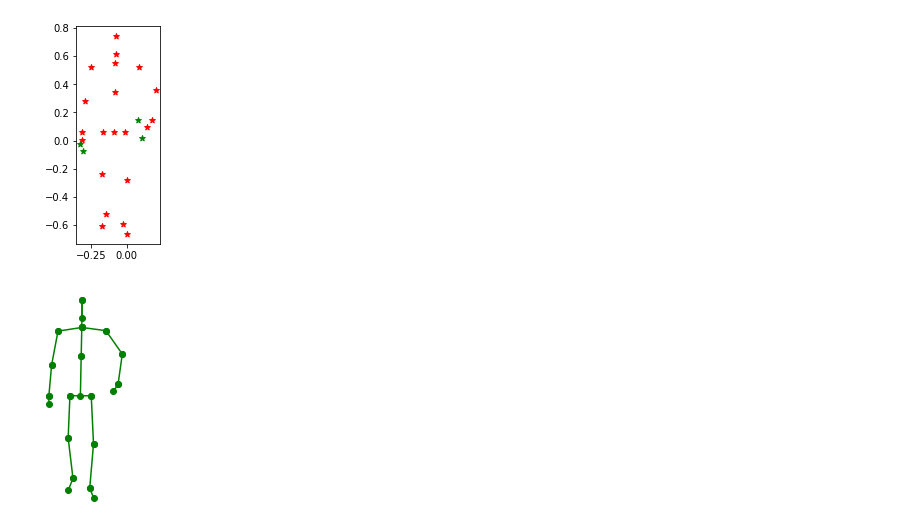
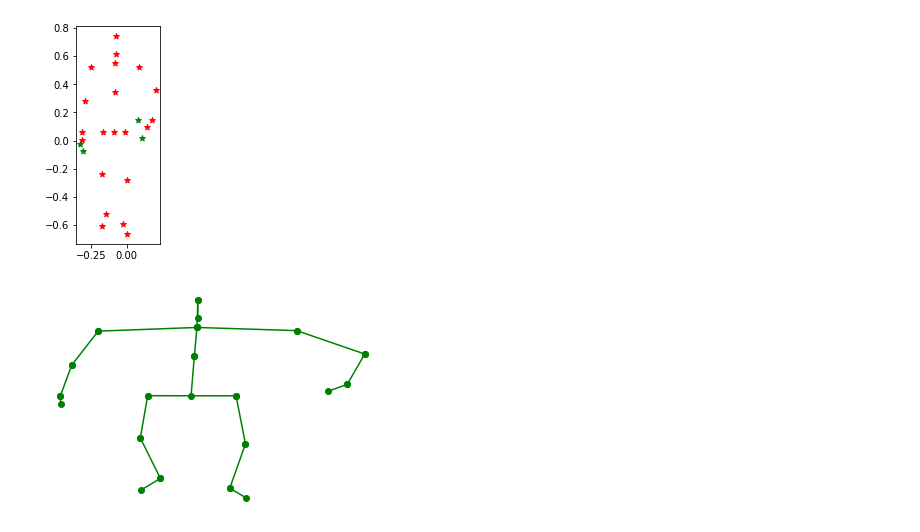
Before and after one commit to aditisspatil/music_driven_walk_cycle, a Jupyter notebook: gait.ipynb, the cells around one changed output. Cells and saved outputs as stored; diff of their text form; code cells hidden in the pictures.

```diff
--- a/gait.ipynb
+++ b/gait.ipynb
@@ -65,15 +60,22 @@ pairs = [
     (16,17),(17,18), (18,19),
     ]
 
-def plot_skeleton(x,y,z):
-    fig, ax = plt.subplots()
-    plt.axis('off')
-    for (i,j) in pairs:
-        plt.plot([x[i],x[j]], [y[i],y[j]], 'go', linestyle="-")
+def plot_skeleton(fig, ax, x,y,z, is3D=False):
+    ax.clear()
+    if is3D:
+        for (i,j) in pairs:
+            ax.plot3D([x[i],x[j]],[z[i],z[j]],[y[i],y[j]],  'bo', linestyle="-")
+#             print([z[i],z[j]],[y[i],y[j]],[x[i],x[j]])
+#         ax.scatter3D(x, y, z, label= "stars", color= "red", marker= "*")
 
-    ax.set_aspect(1)
+    else:
+        plt.axis('off')
+        for (i,j) in pairs:
+            plt.plot([x[i],x[j]], [y[i],y[j]],'go', linestyle="-")
+
     plt.show()
-
-plot_skeleton(x,y,z)
-# %% [output]
-[figure, removed]
+# %%
+fig, ax = plt.subplots()
+plot_skeleton(fig, ax, x,y,z)
+# %% [output]
+[figure, added]
```
Also changed, not shown: parts of 7 cells of this notebook, 2 other files.
